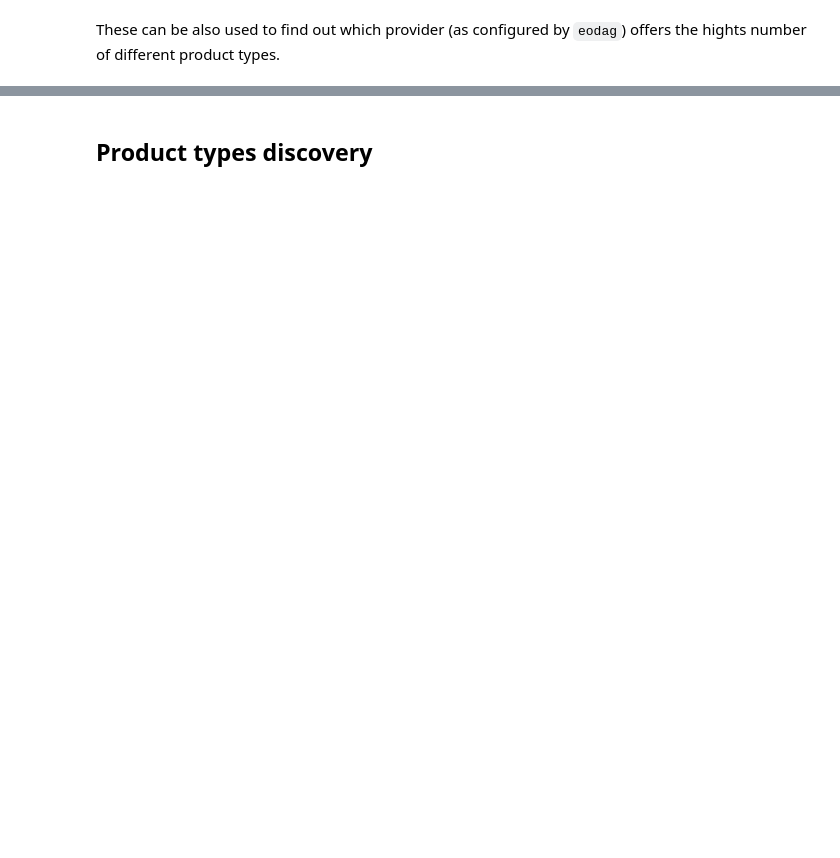
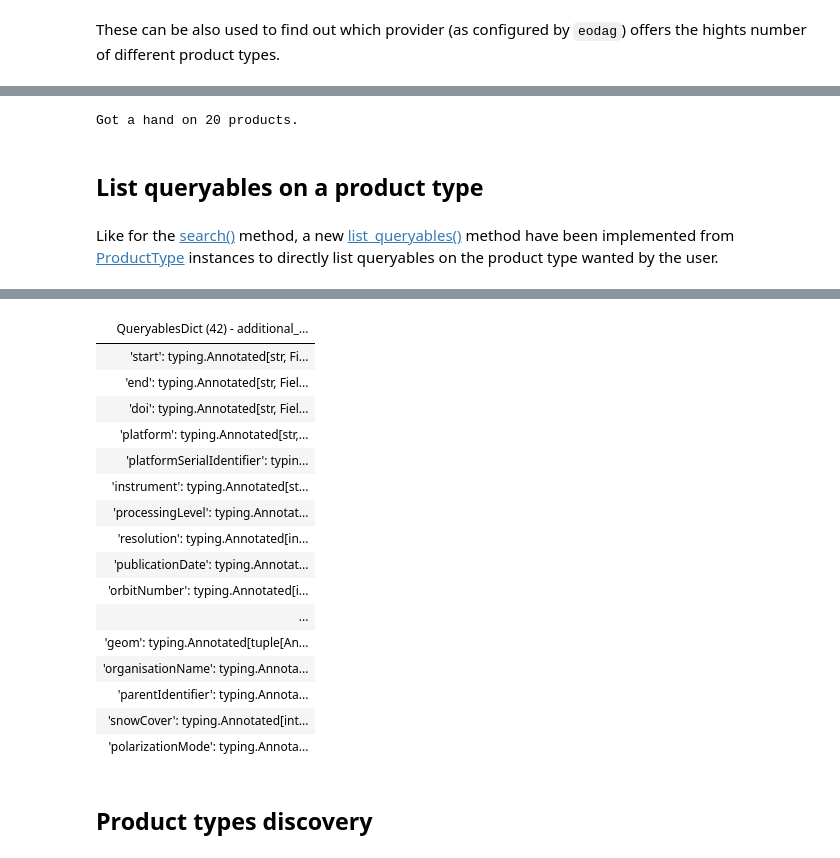
Before and after one commit to CS-SI/eodag, a Jupyter notebook: docs/notebooks/api_user_guide/1_providers_products_available.ipynb, the cells around one changed output, grey strips where cells are left out. Drawn from its saved outputs; the diff is of its cells as text; code cells hidden in the pictures; blank space fills up the shorter version.

```diff
--- a/docs/notebooks/api_user_guide/1_providers_products_available.ipynb
+++ b/docs/notebooks/api_user_guide/1_providers_products_available.ipynb
@@ -171,0 +173,11 @@ The provider with the largest number of product types is 'wekeo_cmems' with 744.
+# %%
+print(f"Got a hand on {len(products_first_page)} products.")
+# %% [output]
+Got a hand on 20 products.
+# %% [markdown]
+## List queryables on a product type
+# %% [markdown]
+Like for the [search()](../../api_reference/product_type.rst#eodag.api.product_type.ProductType.search) method, a new [list_queryables()](../../api_reference/product_type.rst#eodag.api.product_type.ProductType.list_queryables) method have been implemented from [ProductType](../../api_reference/product_type.rst#eodag.api.product_type.ProductType) instances to directly list queryables on the product type wanted by the user.
+# %%
+ProductType(id="S2_MSI_L1C").list_queryables(dag)
+# %% [output]
@@ -172,3 +186,20 @@ The provider with the largest number of product types is 'wekeo_cmems' with 744.
+| QueryablesDict (42) - additional_... |
+| 'start': typing.Annotated[str, Fi... |
+| 'end': typing.Annotated[str, Fiel... |
+| 'doi': typing.Annotated[str, Fiel... |
+| 'platform': typing.Annotated[str,... |
+| 'platformSerialIdentifier': typin... |
+| 'instrument': typing.Annotated[st... |
+| 'processingLevel': typing.Annotat... |
+| 'resolution': typing.Annotated[in... |
+| 'publicationDate': typing.Annotat... |
+| 'orbitNumber': typing.Annotated[i... |
+| ... |
+| 'geom': typing.Annotated[tuple[An... |
+| 'organisationName': typing.Annota... |
+| 'parentIdentifier': typing.Annota... |
+| 'snowCover': typing.Annotated[int... |
+| 'polarizationMode': typing.Annota... |
 # %% [markdown]
 ## Product types discovery
 # %% [markdown]
```
Also changed, not shown: parts of 11 cells of this notebook, 10 other files.
